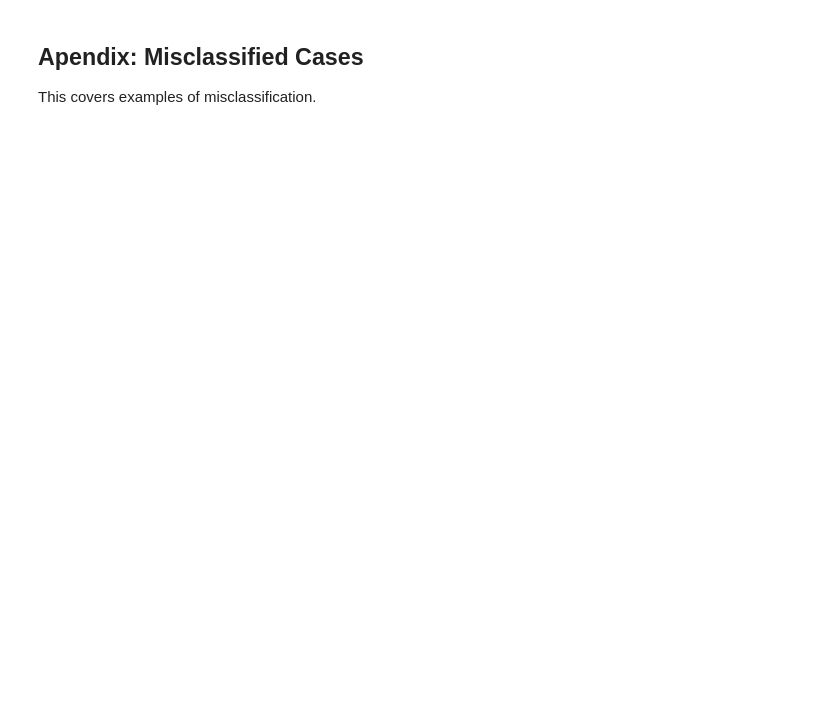
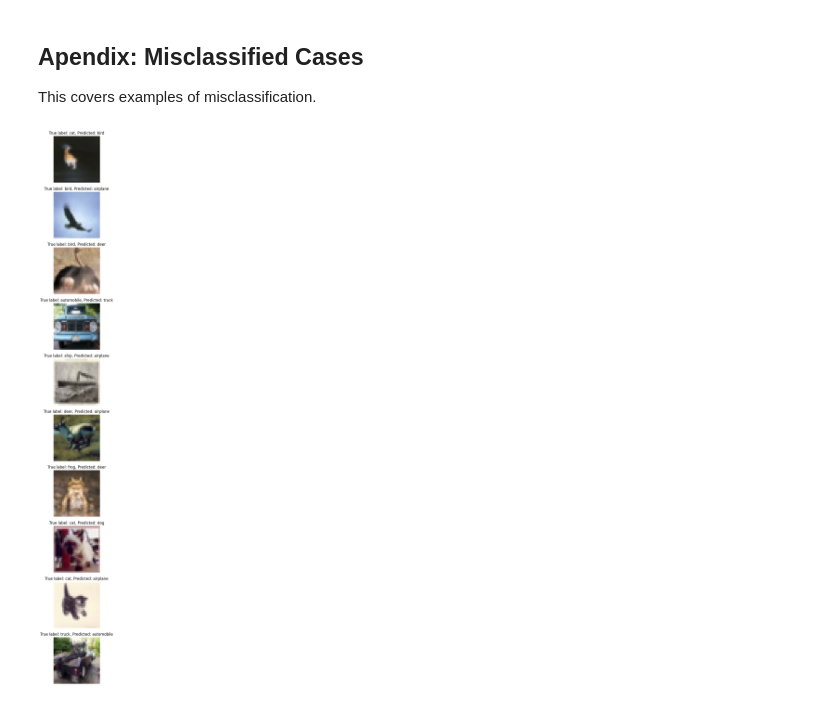
Before and after one commit to yo-resistor/cnn_cifar_10_classification, a Jupyter notebook: augmented_cifar_10_classification.ipynb, the cells around one changed output. Cells and saved outputs as stored; diff of their text form; code cells hidden in the pictures; blank space fills up the shorter version.

```diff
--- a/augmented_cifar_10_classification.ipynb
+++ b/augmented_cifar_10_classification.ipynb
@@ -244,7 +303,7 @@ n_correct = 0.
 n_total = 0.
 
 model.eval()
-for inputs, targets in train_loader:
+for inputs, targets in train_loader_original:
     # send data to the device
     inputs, targets = inputs.to(device), targets.to(device)
 
@@ -358,9 +432,15 @@ horse
 ship
 truck'''.split()
 # %%
-# Show some misclassified examples
+# show some misclassified examples
 p_test = p_test.astype(np.uint8)
 misclassified_idx = np.where(p_test != y_test)[0]
-i = np.random.choice(misclassified_idx)
-plt.imshow(x_test[i].reshape(32,32,3))
-plt.title("True label: %s Predicted: %s" % (labels[y_test[i]], labels[p_test[i]]))
+sample_idx = np.random.choice(misclassified_idx, 10, replace=False)
+plt.figure(figsize=(32,32))
+for j, i in enumerate(sample_idx):
+  plt.subplot(10, 1, j + 1)
+  plt.axis('off')
+  plt.imshow(x_test[i].reshape(32,32,3))
+  plt.title("True label: %s, Predicted: %s" % (labels[y_test[i]], labels[p_test[i]]));
+# %% [output]
+[figure, added]
```
Also changed, not shown: parts of 7 cells of this notebook.
